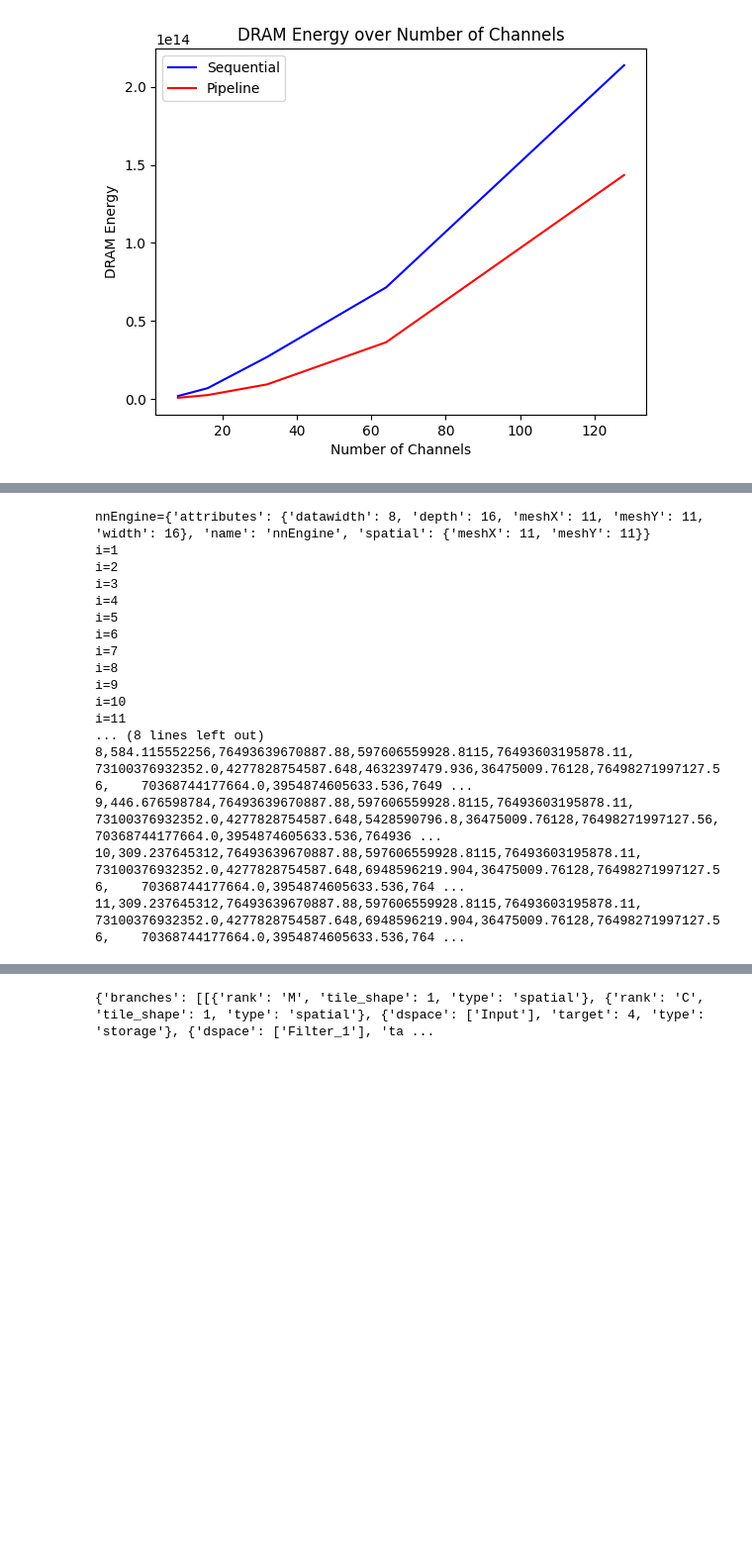
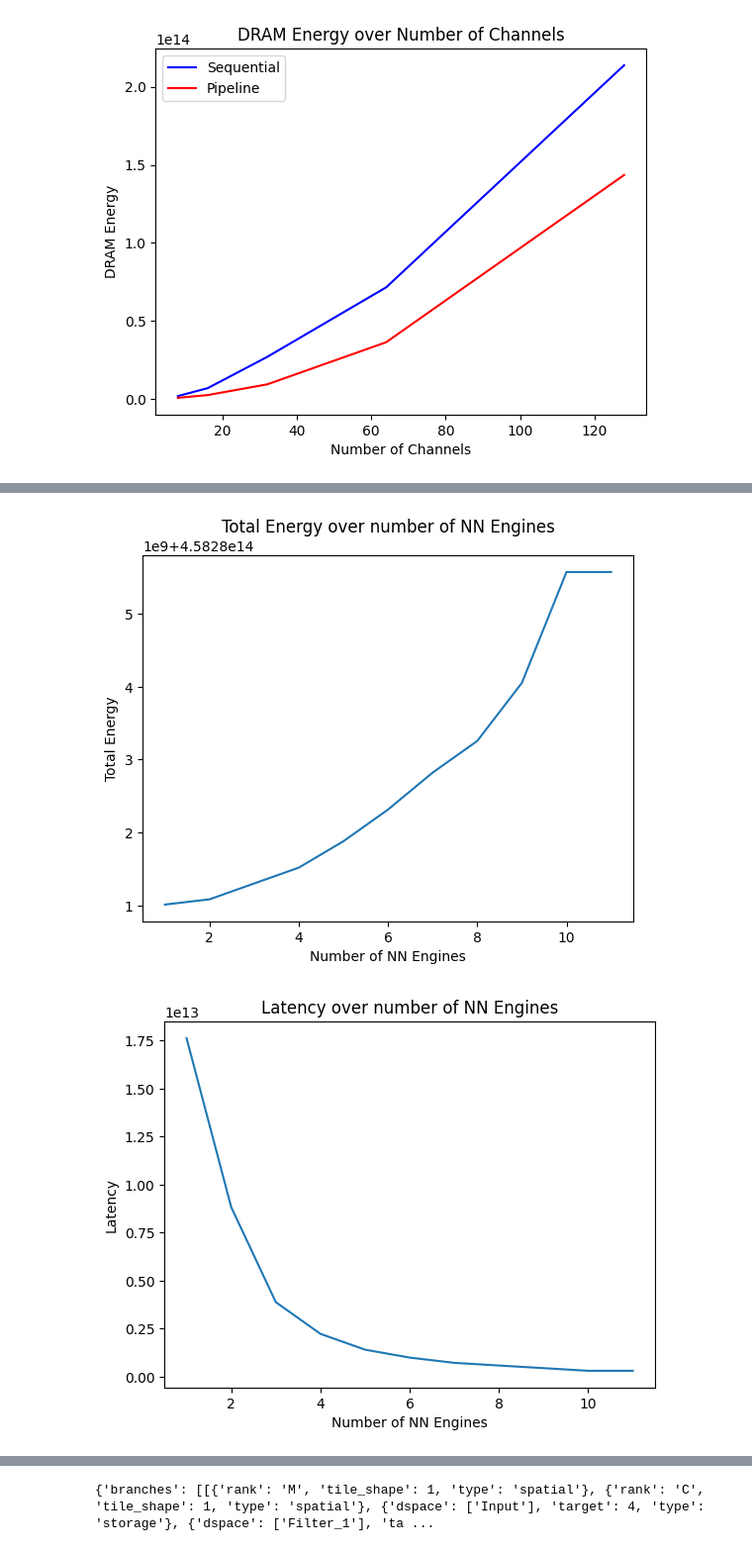
Before and after one commit to YouryMoise/6.5930FinalProject, a Jupyter notebook: workspace/notebook/notebook.ipynb, the cells around one changed output, grey strips where cells are left out. Shown: that part at 99% size. Cells and saved outputs as stored; diff of their text form; code cells hidden in the pictures; blank space fills up the shorter version.

```diff
--- a/workspace/notebook/notebook.ipynb
+++ b/workspace/notebook/notebook.ipynb
@@ -843,7 +848,7 @@ for key in architecture_file["architecture"]["nodes"]:
     if key['name'] == 'nnEngine':
         nnEngine = key
         break
-print(f"{nnEngine=}")
+# print(f"{nnEngine=}")
 
 
 # # print(PE)
@@ -862,9 +867,11 @@ print(f"{nnEngine=}")
 # print(f"{branches[0][2]=}")
 # print(f"{branches[1][1]=}")
 
-final_string = "nnEngine_Size, latency, input_r, weights_r, output_r, dram_r, intbuffer_r, input_w, weights_w, output_w, dram_w, intbuffer_w, output_compute\n"
+x_array_nn = []
+y_energy_array_pipeline = []
+y_latency_array_pipeline = []
 for i in range(1, 12):
-    print(f"{i=}")
+    x_array_nn.append(i)
     nnEngine['spatial']['meshX'] = i
     nnEngine['spatial']['meshY'] = i
     nnEngine['attributes']['meshX'] = i
@@ -875,57 +882,45 @@ for i in range(1, 12):
     m2_tile_shape = tile_shape = int(128/ (0.5 * i**2) if pipelined else 128/ i**2)
     # print(c_tile_shape, m2_tile_shape)
 
     conv_mapping_file["mapping"]["nodes"][1]['tile_shape'] = c2_tile_shape
     branches[0][2]['tile_shape'] = c_tile_shape
     branches[1][0]['tile_shape'] = m2_tile_shape
     # print(conv_mapping_file)
 
     with open('../configs/architecture.yaml', 'w') as file:
         yaml.dump(architecture_file, file, default_flow_style=False)
 
     with open('../configs/conv_mapping.yaml', 'w') as file:
         yaml.dump(conv_mapping_file, file, default_flow_style=False)
 
 
     stats = run_looptree(
         CONFIG_DIR,
         # ['architecture.yaml', 'two_fc.workload.yaml', 'layer-by-layer.mapping.yaml'],
         ['architecture.yaml', 'conv_workload.yaml','conv_mapping.yaml'],
         TMP_DIR,
         bindings,
         call_accelergy=True
     )
     en = stats.energy
     final_string += f"{i},{stats.latency/1e9},{en[('input_reg', 'read')]},{en[('weights_reg', 'read')]},{en[('output_reg', 'read')]},\
     {en[('MainMemory', 'read')]},{en[('IntermediateBuffer', 'read')]},{en[('input_reg', 'write')]},{en[('weights_reg', 'write')]},{en[('output_reg', 'write')]},\
     {en[('MainMemory', 'write')]},{en[('IntermediateBuffer', 'write')]},{en[('output_reg', 'compute')]}\n"
-# replace {0} with {en[('IntermediateBuffer', 'read')]} if bringing back intbuffer
-# same for intbuffer write
-import csv
+    total_energy = sum(en[key] for key in en)
+    y_energy_array_pipeline.append(total_energy)
+    y_latency_array_pipeline.append(stats.latency)
 
-# string_data = "Name,Age,City\nJohn,30,New York\nAlice,25,London\nBob,35,Paris"
+plt.plot(x_array_nn, y_energy_array_pipeline)
+plt.xlabel("Number of NN Engines")
+plt.ylabel("Total Energy")
+plt.title("Total Energy over number of NN Engines")
+plt.show()
 
-with open('nnEngineTestPipelineConv.csv', 'w', newline='\n') as csvfile:
-    writer = csv.writer(csvfile)
-    for row in final_string.splitlines():
-        writer.writerow(row.split(','))
-
-print(final_string)
+plt.plot(x_array_nn, y_latency_array_pipeline)
+plt.xlabel("Number of NN Engines")
+plt.ylabel("Latency")
+plt.title("Latency over number of NN Engines")
+plt.show()
 # %% [output]
-nnEngine={'attributes': {'datawidth': 8, 'depth': 16, 'meshX': 11, 'meshY': 11, 'width': 16}, 'name': 'nnEngine', 'spatial': {'meshX': 11, 'meshY': 11}}
-i=1
-i=2
-i=3
-i=4
-i=5
-i=6
-i=7
-i=8
-i=9
-i=10
-i=11
-... (8 lines left out)
-8,584.115552256,76493639670887.88,597606559928.8115,76493603195878.11,    73100376932352.0,4277828754587.648,4632397479.936,36475009.76128,76498271997127.56,    70368744177664.0,3954874605633.536,7649 ...
-9,446.676598784,76493639670887.88,597606559928.8115,76493603195878.11,    73100376932352.0,4277828754587.648,5428590796.8,36475009.76128,76498271997127.56,    70368744177664.0,3954874605633.536,764936 ...
-10,309.237645312,76493639670887.88,597606559928.8115,76493603195878.11,    73100376932352.0,4277828754587.648,6948596219.904,36475009.76128,76498271997127.56,    70368744177664.0,3954874605633.536,764 ...
-11,309.237645312,76493639670887.88,597606559928.8115,76493603195878.11,    73100376932352.0,4277828754587.648,6948596219.904,36475009.76128,76498271997127.56,    70368744177664.0,3954874605633.536,764 ...
+[figure, added]
+[figure, added]
```
Also changed, not shown: parts of 15 cells of this notebook, 2 other files.
